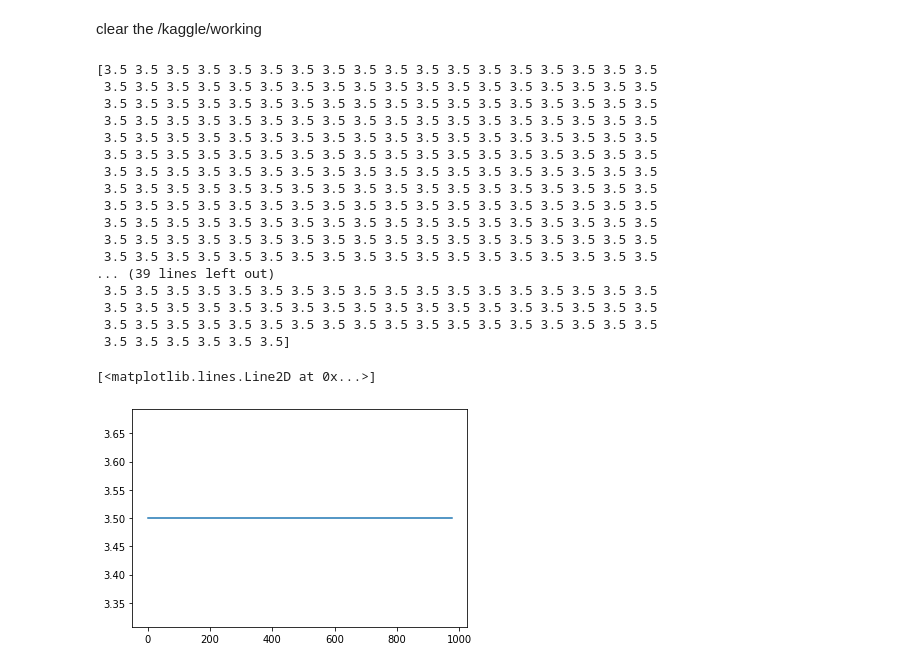
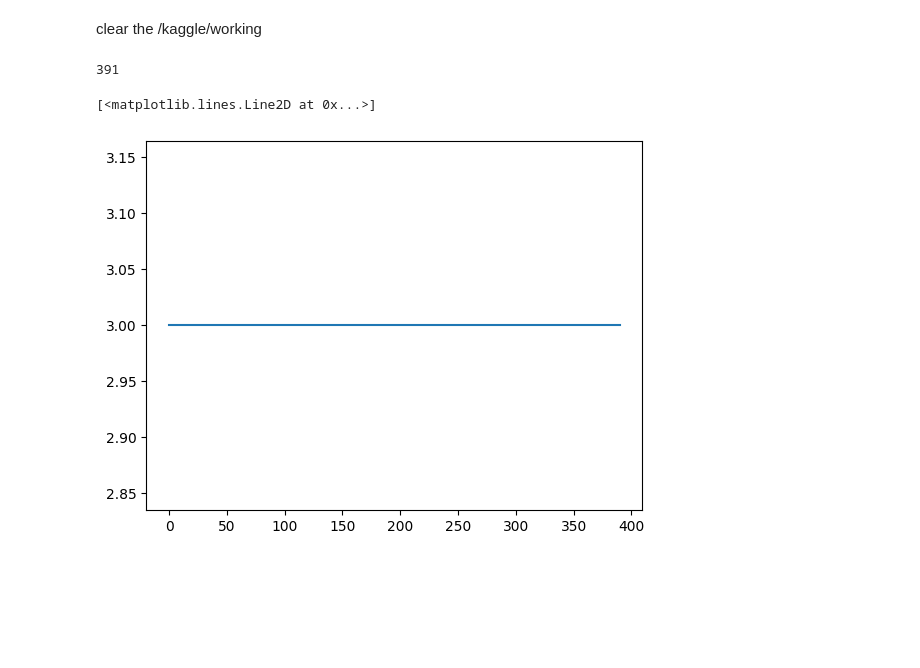
Before and after one commit to khpankiv/Kaggle_learning, a Jupyter notebook: ell_feedback_regres_1_output.ipynb, the cells around one changed output. Drawn from its saved outputs; the diff is of its cells as text; code cells hidden in the pictures; blank space fills up the shorter version.

```diff
--- a/ell_feedback_regres_1_output.ipynb
+++ b/ell_feedback_regres_1_output.ipynb
@@ -32,7 +36,7 @@ test_sub = train.iloc[:,[0,2]]
 # %% [markdown]
 Data preprocessing: changing grades into integer
 # %%
-num_text = test_sub.shape[1]
+num_text = train.shape[0]
 #batch_size = 32
 #num_baches = round(num_text/batch_size)
 #num_text = num_baches*batch_size
@@ -146,5 +169,5 @@ WARNING:matplotlib.legend:No artists with labels found to put in legend.  Note t
 # %%
 t = test_X[0:5]
 # %%
-test_Y_n = classifier_model.predict(t,verbose = 1)
+test_Y_n = classifier_model.predict(test_X,verbose = 1)
 # %% [output]
@@ -197,30 +233,14 @@ df_result = pd.DataFrame(np.transpose(result),columns = columns)
 # %% [markdown]
 clear the /kaggle/working
 # %%
-print(pred_Y)
+print(num_text)
 # %% [output]
-[3.5 3.5 3.5 3.5 3.5 3.5 3.5 3.5 3.5 3.5 3.5 3.5 3.5 3.5 3.5 3.5 3.5 3.5
- 3.5 3.5 3.5 3.5 3.5 3.5 3.5 3.5 3.5 3.5 3.5 3.5 3.5 3.5 3.5 3.5 3.5 3.5
- 3.5 3.5 3.5 3.5 3.5 3.5 3.5 3.5 3.5 3.5 3.5 3.5 3.5 3.5 3.5 3.5 3.5 3.5
- 3.5 3.5 3.5 3.5 3.5 3.5 3.5 3.5 3.5 3.5 3.5 3.5 3.5 3.5 3.5 3.5 3.5 3.5
- 3.5 3.5 3.5 3.5 3.5 3.5 3.5 3.5 3.5 3.5 3.5 3.5 3.5 3.5 3.5 3.5 3.5 3.5
- 3.5 3.5 3.5 3.5 3.5 3.5 3.5 3.5 3.5 3.5 3.5 3.5 3.5 3.5 3.5 3.5 3.5 3.5
- 3.5 3.5 3.5 3.5 3.5 3.5 3.5 3.5 3.5 3.5 3.5 3.5 3.5 3.5 3.5 3.5 3.5 3.5
- 3.5 3.5 3.5 3.5 3.5 3.5 3.5 3.5 3.5 3.5 3.5 3.5 3.5 3.5 3.5 3.5 3.5 3.5
- 3.5 3.5 3.5 3.5 3.5 3.5 3.5 3.5 3.5 3.5 3.5 3.5 3.5 3.5 3.5 3.5 3.5 3.5
- 3.5 3.5 3.5 3.5 3.5 3.5 3.5 3.5 3.5 3.5 3.5 3.5 3.5 3.5 3.5 3.5 3.5 3.5
- 3.5 3.5 3.5 3.5 3.5 3.5 3.5 3.5 3.5 3.5 3.5 3.5 3.5 3.5 3.5 3.5 3.5 3.5
- 3.5 3.5 3.5 3.5 3.5 3.5 3.5 3.5 3.5 3.5 3.5 3.5 3.5 3.5 3.5 3.5 3.5 3.5
-... (39 lines left out)
- 3.5 3.5 3.5 3.5 3.5 3.5 3.5 3.5 3.5 3.5 3.5 3.5 3.5 3.5 3.5 3.5 3.5 3.5
- 3.5 3.5 3.5 3.5 3.5 3.5 3.5 3.5 3.5 3.5 3.5 3.5 3.5 3.5 3.5 3.5 3.5 3.5
- 3.5 3.5 3.5 3.5 3.5 3.5 3.5 3.5 3.5 3.5 3.5 3.5 3.5 3.5 3.5 3.5 3.5 3.5
- 3.5 3.5 3.5 3.5 3.5 3.5]
+391
 # %%
 i = range(num_text)
-plt.plot(i,df_result.iloc[:,1])
+plt.plot(i,df_result['cohesion'])
 # %% [output]
 [<matplotlib.lines.Line2D at 0x...>]
-[figure, old version]
+[figure, new version]
 # %%
 df_result.to_csv('/kaggle/working/submission.csv')
```
Also changed, not shown: parts of 11 cells of this notebook.
